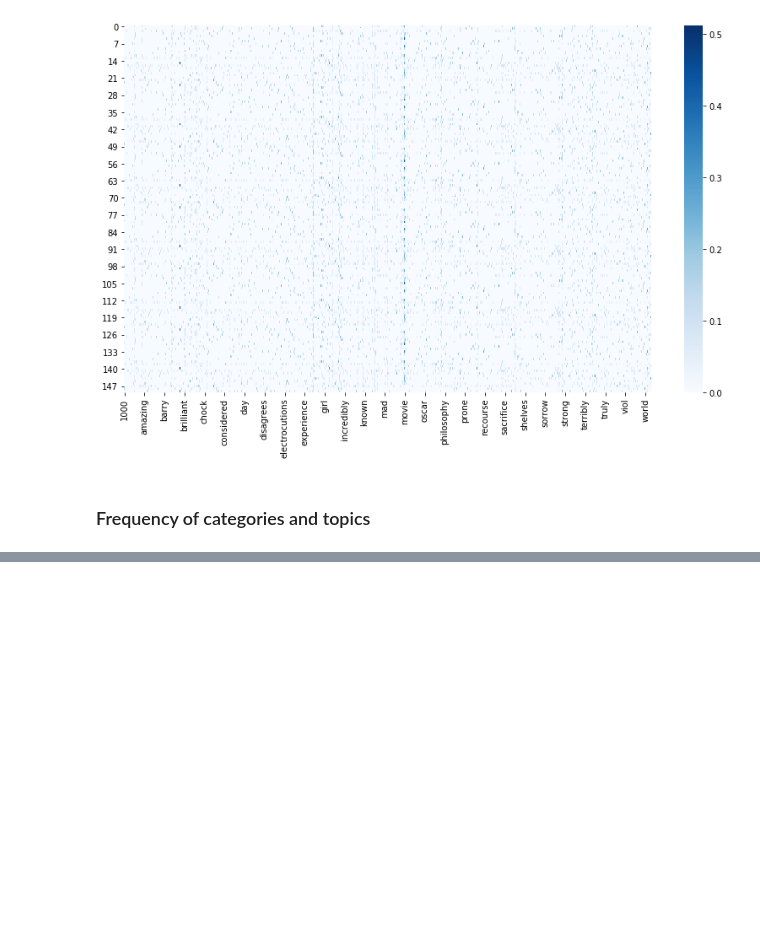
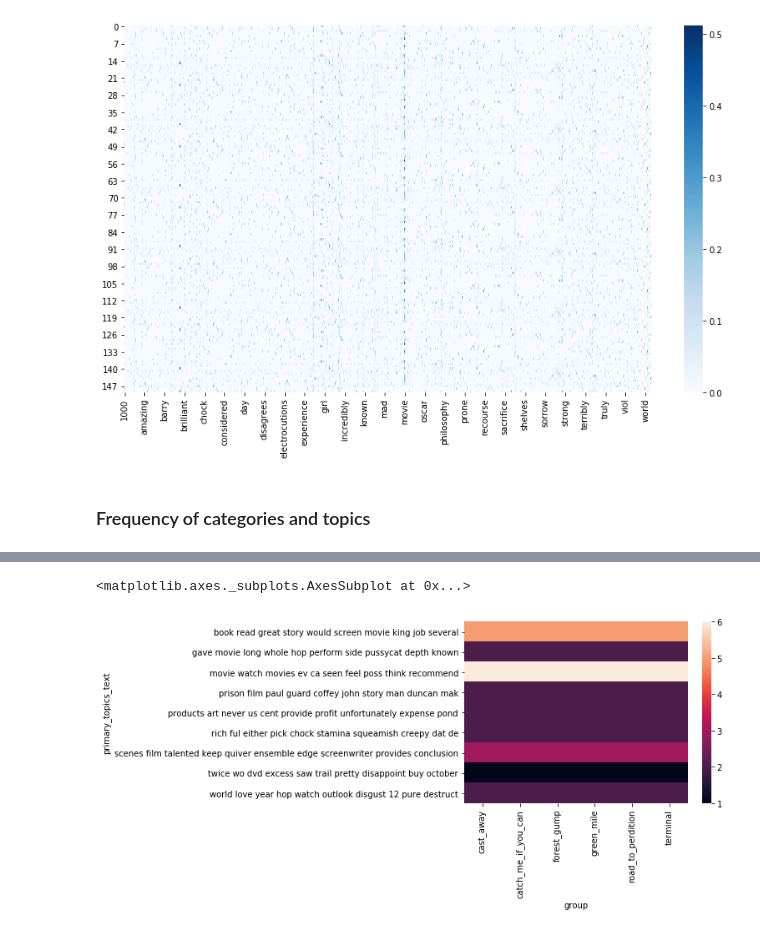
Before and after one commit to kjprice/smu-nlp, a Jupyter notebook: Final - Topic Modeling.ipynb, the cells around one changed output, grey strips where cells are left out. Saved outputs shown, nothing was run; the diff lists cells and outputs as text; code cells hidden in the pictures; blank space fills up the shorter version.

```diff
--- a/Final - Topic Modeling.ipynb
+++ b/Final - Topic Modeling.ipynb
@@ -384,0 +387,5 @@ tf_vectorizer.inverse_transform(a)
+# %%
+sns.heatmap(category_df.groupby(['primary_topics_text', 'group']).size().unstack())
+# %% [output]
+<matplotlib.axes._subplots.AxesSubplot at 0x...>
+[figure, added]
```
Also changed, not shown: parts of 12 cells of this notebook.
